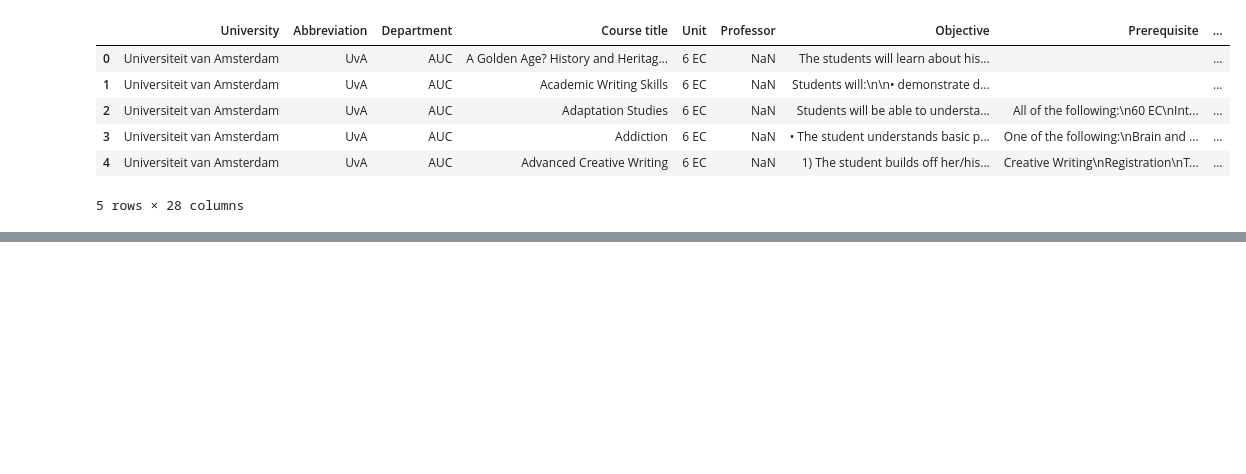
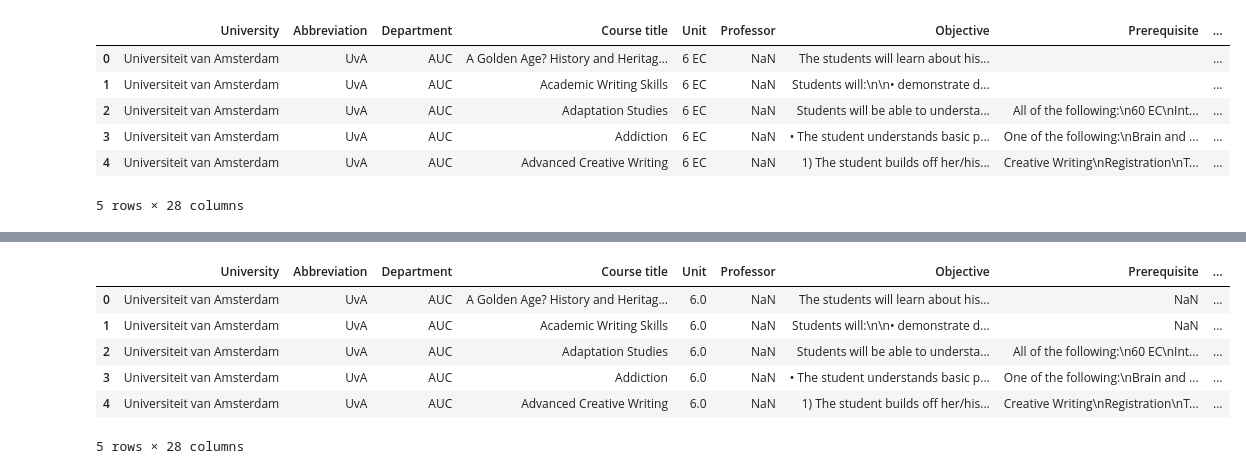
Before and after one commit to Af4rinz/dm-uva-courses, a Jupyter notebook: phase1.ipynb, the cells around one changed output, grey strips where cells are left out. Saved outputs shown, nothing was run; the diff lists cells and outputs as text; code cells hidden in the pictures; blank space fills up the shorter version.

```diff
--- a/phase1.ipynb
+++ b/phase1.ipynb
@@ -227,3 +227,6 @@ uva.head()
 # save uva into data/uva_keywords_{datetime}.csv
 now = pd.datetime.now()
 uva.to_csv(f"data/uva_keywords_{now}.csv", index=False)
+# %%
+# load the saved dataframe
+uva = pd.read_csv(f"data/uva_keywords_{now}.csv")
@@ -229,0 +262,39 @@ uva.to_csv(f"data/uva_keywords_{now}.csv", index=False)
+# %%
+def convert_to_float(x, debug=False):
+    try:
+        x = float(x)
+        if debug:
+            print(f"Converted {x} to float")
+    except Exception as e:
+        if debug:
+            print(f"Failed to convert {x} to float because {e}")
+        x = 0
+    return x
+
+def clean_up_unit(x, debug=False):
+    if debug:
+        print(f"Cleaning up {x}")
+    try:
+        x = x.replace(" EC", "")
+        x = x.replace(",", ".")
+        if debug:
+            print(f"Removed EC from {x} and replaced commas with dots")
+    except Exception as e:
+        if debug:
+            print(f"Failed to remove EC from {x} because {e}")
+
+    return x
+# %%
+#Clean up Units by removing EC from them and storing them as floats
+uva['Unit'] = uva['Unit'].apply(lambda x: clean_up_unit(x, False))
+uva['Unit'] = uva['Unit'].apply(lambda x: convert_to_float(x, False))
+
+uva.head()
+# %% [output]
+|  | University | Abbreviation | Department | Course title | Unit | Professor | Objective | Prerequisite | ... |
+| 0 | Universiteit van Amsterdam | UvA | AUC | A Golden Age? History and Heritag... | 6.0 | NaN | The students will learn about his... | NaN | ... |
+| 1 | Universiteit van Amsterdam | UvA | AUC | Academic Writing Skills | 6.0 | NaN | Students will:\n\n• demonstrate d... | NaN | ... |
+| 2 | Universiteit van Amsterdam | UvA | AUC | Adaptation Studies | 6.0 | NaN | Students will be able to understa... | All of the following:\n60 EC\nInt... | ... |
+| 3 | Universiteit van Amsterdam | UvA | AUC | Addiction | 6.0 | NaN | • The student understands basic p... | One of the following:\nBrain and ... | ... |
+| 4 | Universiteit van Amsterdam | UvA | AUC | Advanced Creative Writing | 6.0 | NaN | 1) The student builds off her/his... | Creative Writing\nRegistration\nT... | ... |
+5 rows × 28 columns
```
Also changed, not shown: parts of 3 cells of this notebook.
